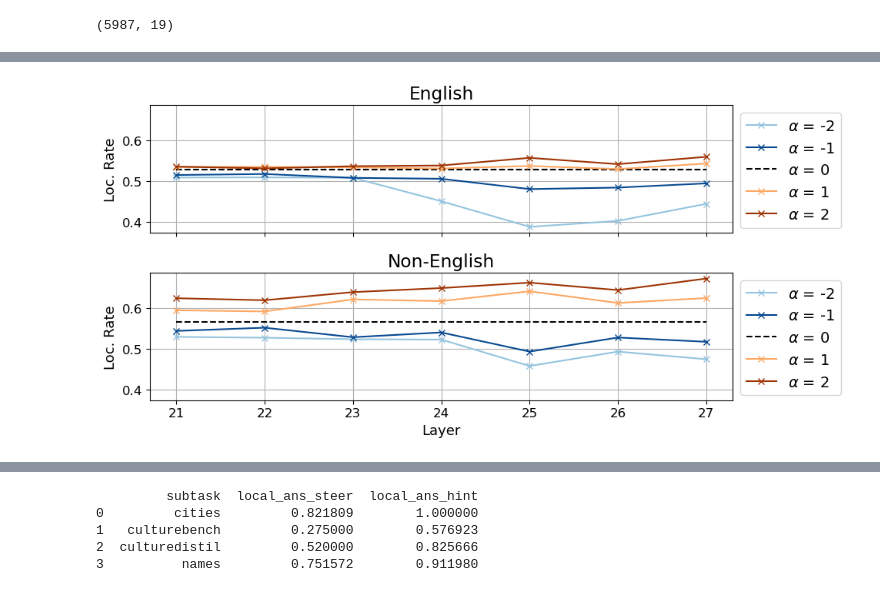
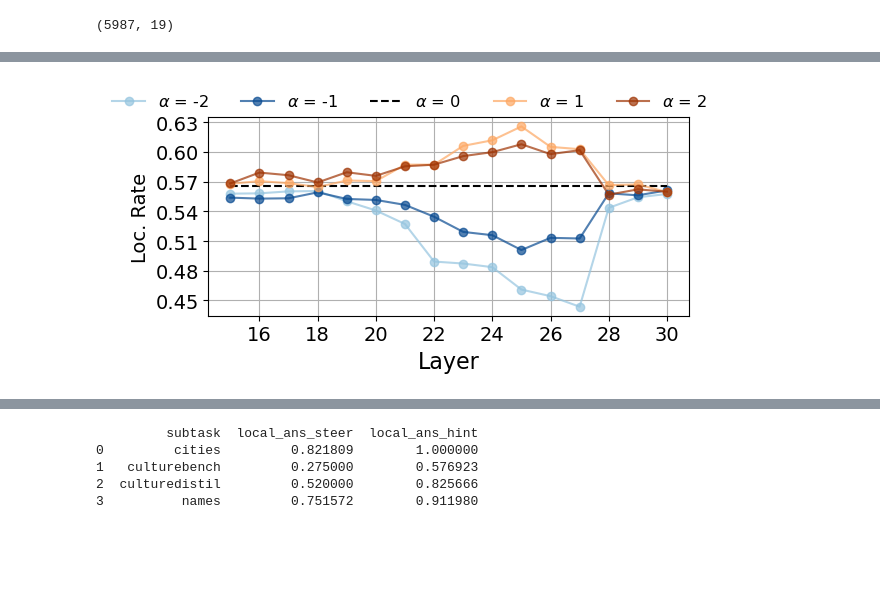
Before and after one commit to BerkeArgin/llm-localization, a Jupyter notebook: contrastive.ipynb, the cells around one changed output, grey strips where cells are left out. Saved outputs shown, nothing was run; the diff lists cells and outputs as text; code cells hidden in the pictures; blank space fills up the shorter version.

```diff
--- a/contrastive.ipynb
+++ b/contrastive.ipynb
@@ -1536,6 +1704,10 @@ steer_df.drop(columns=["steer_prob"], inplace=True)
+# %%
+steer_df["key"] = steer_df["question_id"] + steer_df["country"]
 # %%
-question_ids = set(steer_df["question_id"].unique())
-hinted = pd.read_csv("model_gen/all_models_eval_subset.csv").query("model =='gemma2_9b_it' and hint==True and question_id in @question_ids").copy()
+keys = set(steer_df["key"].unique())
+hinted = pd.read_csv("model_gen/all_models_eval_subset.csv").query("model =='gemma2_9b_it' and hint==True").copy()
+hinted["key"] = hinted["question_id"] + hinted["country"]
+hinted = hinted.query("key in @keys").copy()
 
 src_map = {
 "synth_names":"names",
@@ -2019,0 +1736,3 @@ plt.show()
+# %%
+steer_df["translated"] = steer_df.apply(lambda x: x["lang"] != "English" or x["country"]=='United States', axis=1)
+hinted["translated"] = hinted.apply(lambda x: x["lang"] != "English" or x["country"]=='United States', axis=1)
@@ -2019,0 +1817,9 @@ plt.show()
+# %%
+en_implicit_results = steer_df.query("vector=='implicit' and lang=='English'").copy()
+en_implicit_results["country"] = "United States"
+en_implicit_results["translated"] = True
+en_implicit_results["alpha"] = - en_implicit_results["alpha"]
+en_implicit_results[["ans_local", "ans_west", "ans_local_idx", "ans_west_idx"]] = en_implicit_results[["ans_west","ans_local", "ans_west_idx", "ans_local_idx"]]
+en_implicit_results[["local_ans", "west_ans", "local_ans_base", "west_ans_base"]] = en_implicit_results[["west_ans","local_ans", "west_ans_base", "local_ans_base"]]
+en_implicit_results["delta_local_ans"] = en_implicit_results["local_ans"] - en_implicit_results["local_ans_base"]
+en_implicit_results["delta_west_ans"] = en_implicit_results["west_ans"] - en_implicit_results["west_ans_base"]
@@ -2027,10 +1864,15 @@ title_map = {
     "culturedistil": "CultureDistil",
     "culturebench": "CulturalBench"
 }
+us_question_ids = set(steer_df.query("country=='United States' and vector=='enmicro'")["question_id"].unique())
+query = "lang!='xEnglish' and alpha<3 and alpha>-3"
+disp_df = pd.concat([steer_df.query("(vector=='implicit' or vector=='none') and lang!='English' and alpha<3"), en_implicit_results.query("question_id in @us_question_ids")]).merge(hinted[["key", "lang", "local_ans", "west_ans", "no_ans"]], on=["key","lang"], how="inner", suffixes=("", "_hint"))
+disp_df["title"] = disp_df["lang"].apply(lambda x: "" if x == "English" else "")
 
-query = "lang!='xEnglish' and alpha<3 and alpha>-3"
-disp_df = steer_df.query(query + " and (vector=='transuniversal' or vector=='none')").copy()
-disp_df["title"] = disp_df["lang"].apply(lambda x: "English" if x == "English" else "Non-English")
+#disp_df = steer_df.query(query + " and (vector=='enmicro' or vector=='none')").copy()
+#disp_df["title"] = disp_df["lang"].apply(lambda x: "English" if x == "English" else "Non-English")
+
+disp_df["layer"] = disp_df["layer"].astype(int)
 
 # If you still need hinted_subs:
 # hinted_subs = hinted.query(query)
@@ -2068,7 +1910,7 @@ plt.rcParams.update({
 })
 
 subtasks = disp_df["title"].unique()
-fig, axes = plt.subplots(len(subtasks), 1, figsize=(10, 5), sharex=True, sharey=True)
+fig, axes = plt.subplots(len(subtasks), 1, figsize=(6, 3), sharex=True, sharey=True)
 if not isinstance(axes, np.ndarray):
     axes = [axes]  # Ensure we have an iterable of axes
 
@@ -2108,43 +1950,65 @@ for ax, (src, group) in zip(axes, disp_df.groupby("title")):
             ci_high.append(m + ci)
 
 
 
         # Plot line (mean) and fill for CI
         if alpha_val == 0:
             ax.plot(
                 layers, means,
                 label=f"$\\alpha$ = {alpha_val}",
                 linestyle="dashed",
                 color="black"
             )
         else:
             # Get color for current alpha
             color = alpha_color_map[alpha_val]
             ax.plot(
                 layers, means,
                 label=f"$\\alpha$ = {alpha_val}",
                 color=color,
-                marker='x'
+                marker='o',
+                alpha=0.7
             )
-        '''
-        ax.fill_between(
-            layers,
-            ci_low,
-            ci_high,
-            color=color,
-            alpha=0.2
-        )
-        '''
 
-    ax.set_title(src)
+    #ax.set_title(src)
     ax.set_ylabel("Loc. Rate")
     ax.grid(True)
-    ax.legend(loc='upper left', bbox_to_anchor=(1, 1))
+    #ax.legend(loc='upper left', bbox_to_anchor=(1, 1))
+    handles, labels = [], []
+    for ax in axes:
+        for handle, label in zip(*ax.get_legend_handles_labels()):
+            if label not in labels:
+                handles.append(handle)
+                labels.append(label)
 
+    ax.yaxis.set_major_locator(plt.MaxNLocator(nbins=8))
     ax.plot()
+#fig.legend(handles, labels, loc='center left', bbox_to_anchor=(1, 0.5))
 
 axes[-1].set_xlabel("Layer")
+
+fig.legend(handles, labels, loc='upper center', bbox_to_anchor=(0.5, 1.05), ncol=len(labels), fontsize='small', frameon=False)
+# Reduce whitespace and lower the font size of the legend
+#fig.legend(handles, labels, loc='upper center', bbox_to_anchor=(0.5, 1.05), ncol=len(labels), fontsize='x-small')
+# Make legend small
+#fig.legend(handles, labels, loc='upper center', bbox_to_anchor=(0.5, 1.1), ncol=len(labels), fontsize='small')
+# Make font of tick params larger
+for ax in axes:
+    ax.tick_params(axis='both', which='major', labelsize=14)
+
+    # Ensure x-ticks are integers
+    for ax in axes:
+        ax.xaxis.set_major_locator(plt.MaxNLocator(integer=True))
+# Make x label and y label font size larger
+axes[-1].set_xlabel("Layer", fontsize=16)
+for ax in axes:
+    ax.set_ylabel("Loc. Rate", fontsize=14)
+# Move legend to the top
+#fig.legend(handles, labels, loc='upper center', bbox_to_anchor=(0.5, 1.1), ncol=len(labels))
+plt.tight_layout(pad=1.0)
+# Save the figure
+fig.savefig("steering_eng_noneng_large.pdf", dpi=300, bbox_inches='tight')
 plt.tight_layout()
 plt.show()
 # %% [output]
-[figure, old version]
+[figure, new version]
```
Also changed, not shown: parts of 120 cells of this notebook, 3 other files.
